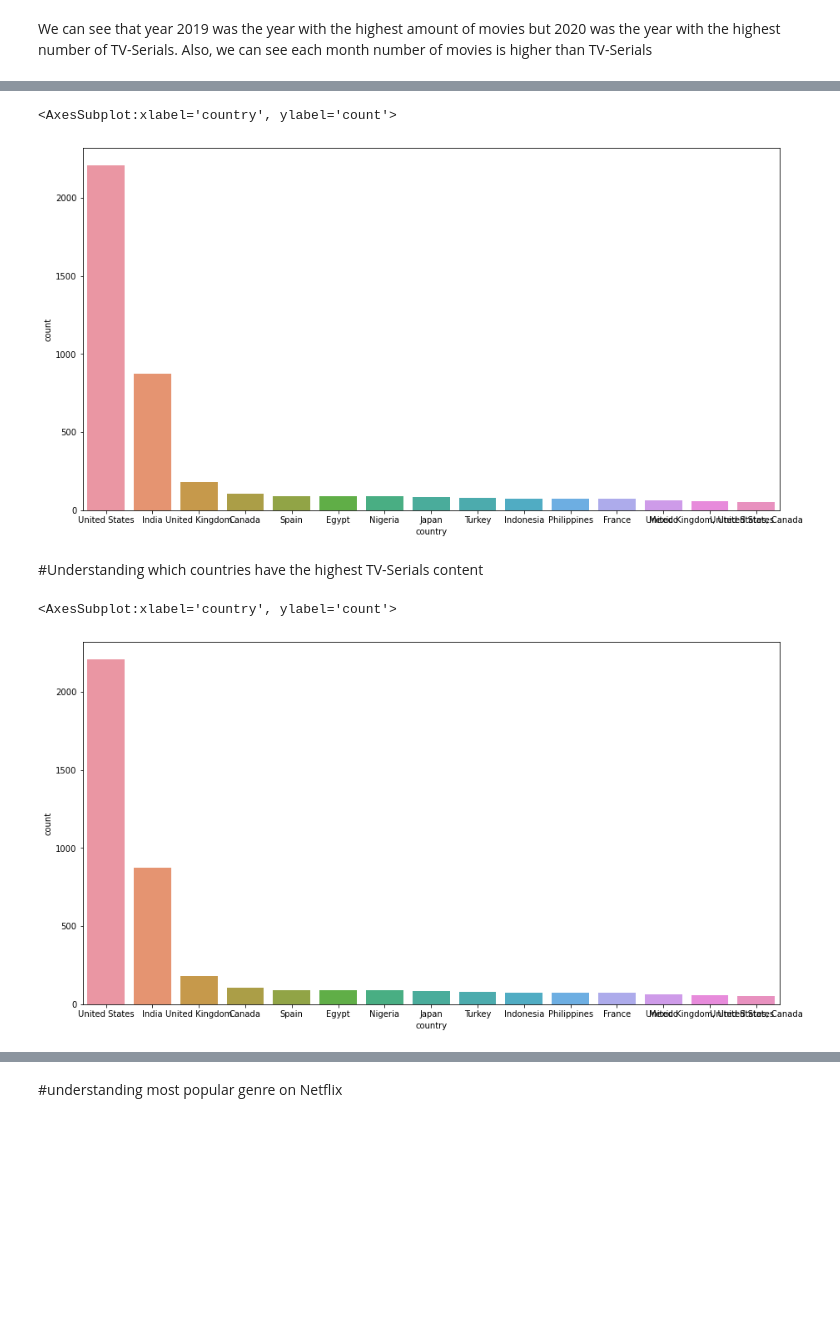
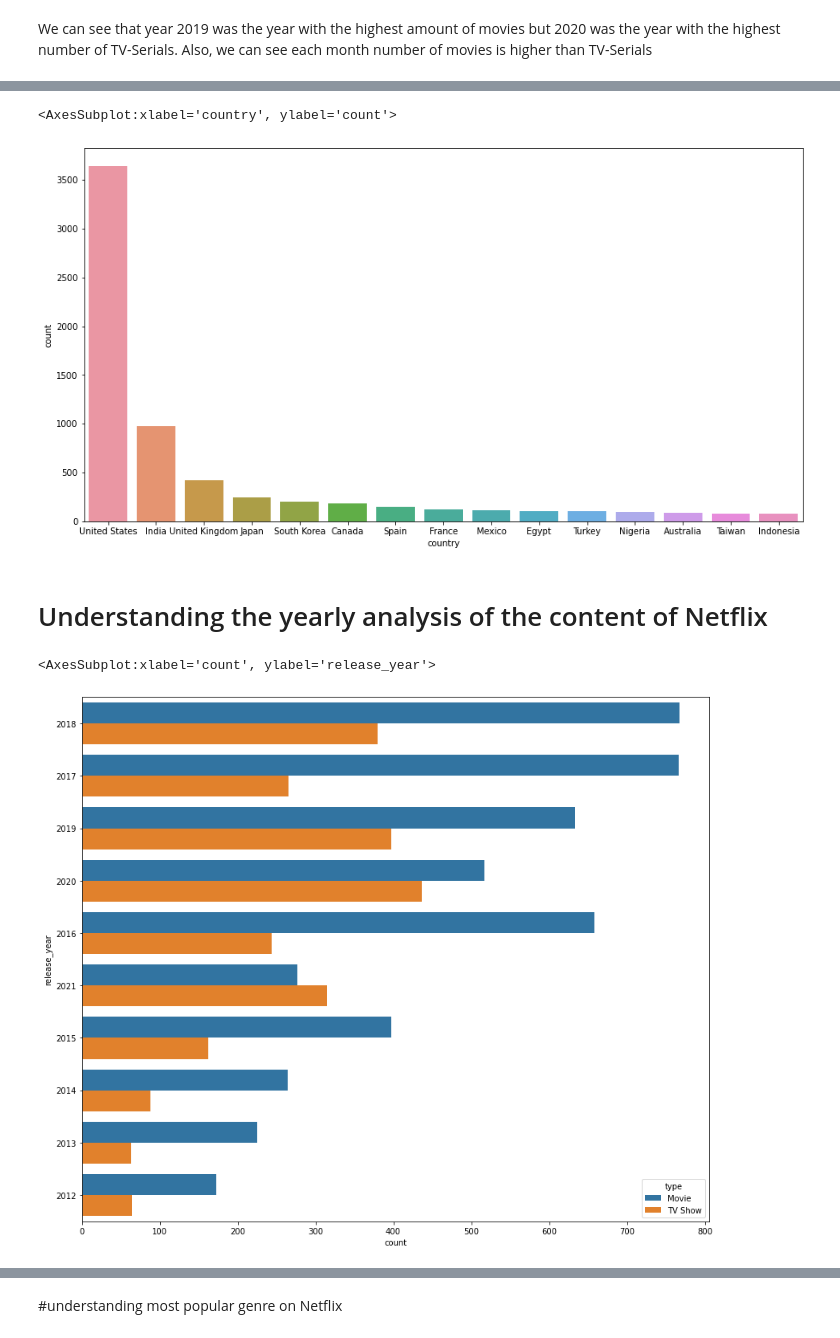
Before and after one commit to AkshayPanchal2307/Project_1, a Jupyter notebook: notebooks/Project_1.ipynb, the cells around one changed output, grey strips where cells are left out. Drawn from its saved outputs; the diff is of its cells as text; code cells hidden in the pictures; blank space fills up the shorter version.

```diff
--- a/notebooks/Project_1.ipynb
+++ b/notebooks/Project_1.ipynb
@@ -131,8 +107,8 @@ dtype: int64
 #df['director'] = df['director'].fillna('NoData')
 # %%
 #df['cast'] = df['cast'].fillna('NoData')
-# %%
-df = df.dropna(subset=['cast', 'director'])
+# %%
+df.drop(['cast','director'],axis='columns',inplace=True)
 # %%
 df['date_added'] = df['date_added'].fillna(df['date_added'].mode()[0])
 # %%
@@ -243,3 +215,22 @@ Text(0.5, 1.0, 'Ratio of Movie/TV Show')
+# %%
+ratings_ages = {
+    'TV-PG': 'Older Kids',
+    'TV-MA': 'Adults',
+    'TV-Y7-FV': 'Older Kids',
+    'TV-Y7': 'Older Kids',
+    'TV-14': 'Teens',
+    'R': 'Adults',
+    'TV-Y': 'Kids',
+    'NR': 'Adults',
+    'PG-13': 'Teens',
+    'TV-G': 'Kids',
+    'PG': 'Older Kids',
+    'G': 'Kids',
+    'UR': 'Adults',
+    'NC-17': 'Adults'
+}
+
+df['rating'] = df['rating'].replace(ratings_ages)
 # %%
 sns.countplot(data=df , y='rating' , hue = 'type')
 plt.show()
@@ -269,13 +264,13 @@ plt.figure(figsize=(15,8))
 sns.countplot(x="country", data=df, order=df['country'].value_counts().index[0:15])
 # %% [output]
 <AxesSubplot:xlabel='country', ylabel='count'>
-[figure, old version]
+[figure, new version]
-# %% [markdown]
-#Understanding which countries have the highest TV-Serials content
+# %% [markdown]
+# Understanding the yearly analysis of the content of Netflix
 # %%
-plt.figure(figsize=(15,8))
-sns.countplot(x="country", data=df, order=df['country'].value_counts().index[0:15])
+plt.figure(figsize=(14,12))
+sns.countplot(y="release_year",data = df, order= df['release_year'].value_counts().index[0:10],hue =df['type'])
 # %% [output]
-<AxesSubplot:xlabel='country', ylabel='count'>
+<AxesSubplot:xlabel='count', ylabel='release_year'>
-[figure, old version]
+[figure, new version]
 # %% [markdown]
```
Also changed, not shown: parts of 57 cells of this notebook.
